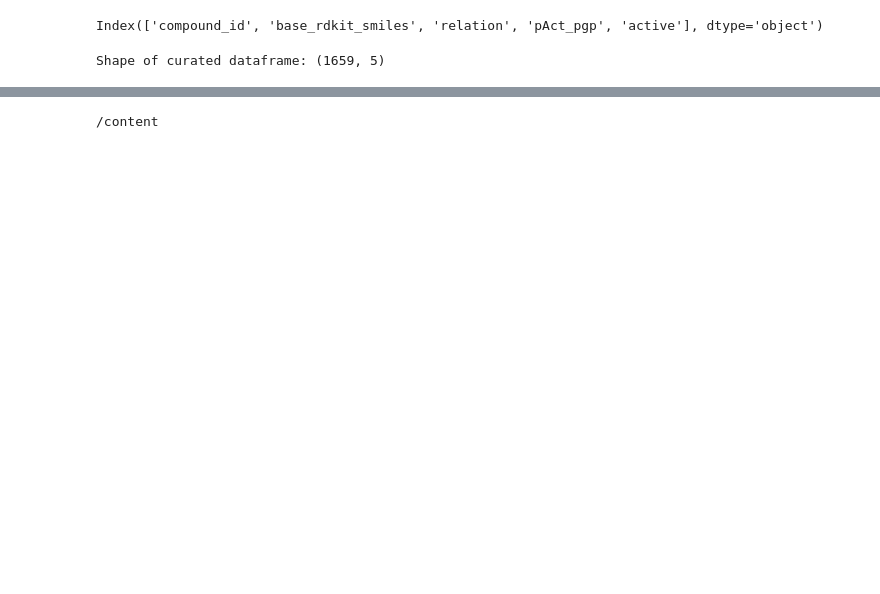
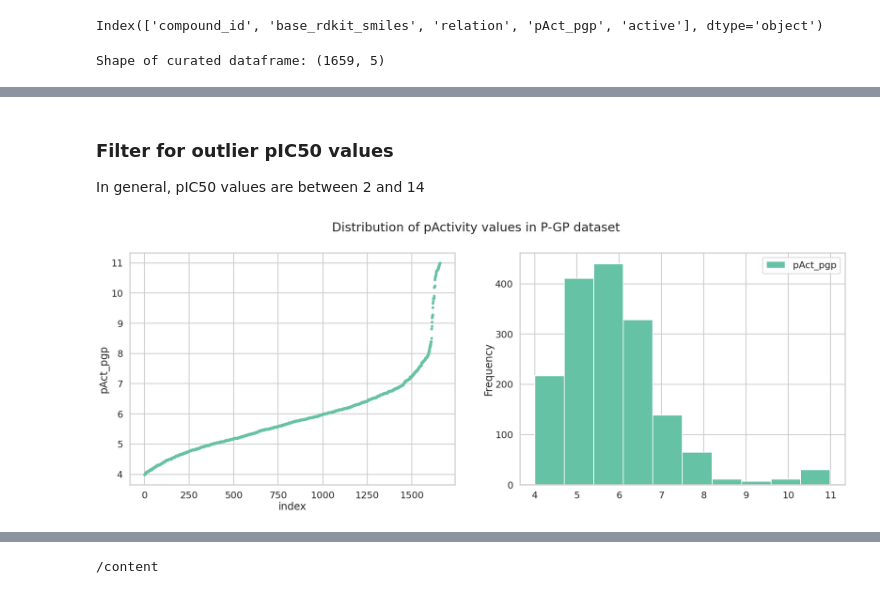
Before and after one commit to ravichas/AMPL-Tutorial, a Jupyter notebook: 04_EDA_Curate_Merge_Visualize.ipynb, the cells around one changed output, grey strips where cells are left out. Cells and saved outputs as stored; diff of their text form; code cells hidden in the pictures; blank space fills up the shorter version.

```diff
--- a/04_EDA_Curate_Merge_Visualize.ipynb
+++ b/04_EDA_Curate_Merge_Visualize.ipynb
@@ -380,0 +371,20 @@ Missing BCRP values: 1471
+# %%
+# filter out high MWs
+dfp_cur=dfp_cur[dfp_cur.mol_wt<2000]
+dfb_cur=dfb_cur[dfb_cur.mol_wt<2000]
+# %% [markdown]
+### Filter for outlier pIC50 values
+In general, pIC50 values are between 2 and 14
+# %%
+# visualize distribution of pActivity values
+plot_df=dfp_cur
+plot_df=plot_df.sort_values(by='pAct_pgp')
+plot_df=plot_df.reset_index(drop=True)
+plot_df=plot_df.reset_index()
+
+fig,ax=plt.subplots(1,2, figsize=(30,10))
+plot_df.plot(kind='scatter', x='index', y='pAct_pgp', color = pal[0], ax=ax[0])
+plot_df.plot(kind='hist', x="index", y="pAct_pgp", color = pal[0], ax=ax[1])
+fig.suptitle("Distribution of pActivity values in P-GP dataset");
+# %% [output]
+[figure, added]
```
Also changed, not shown: parts of 69 cells of this notebook.
